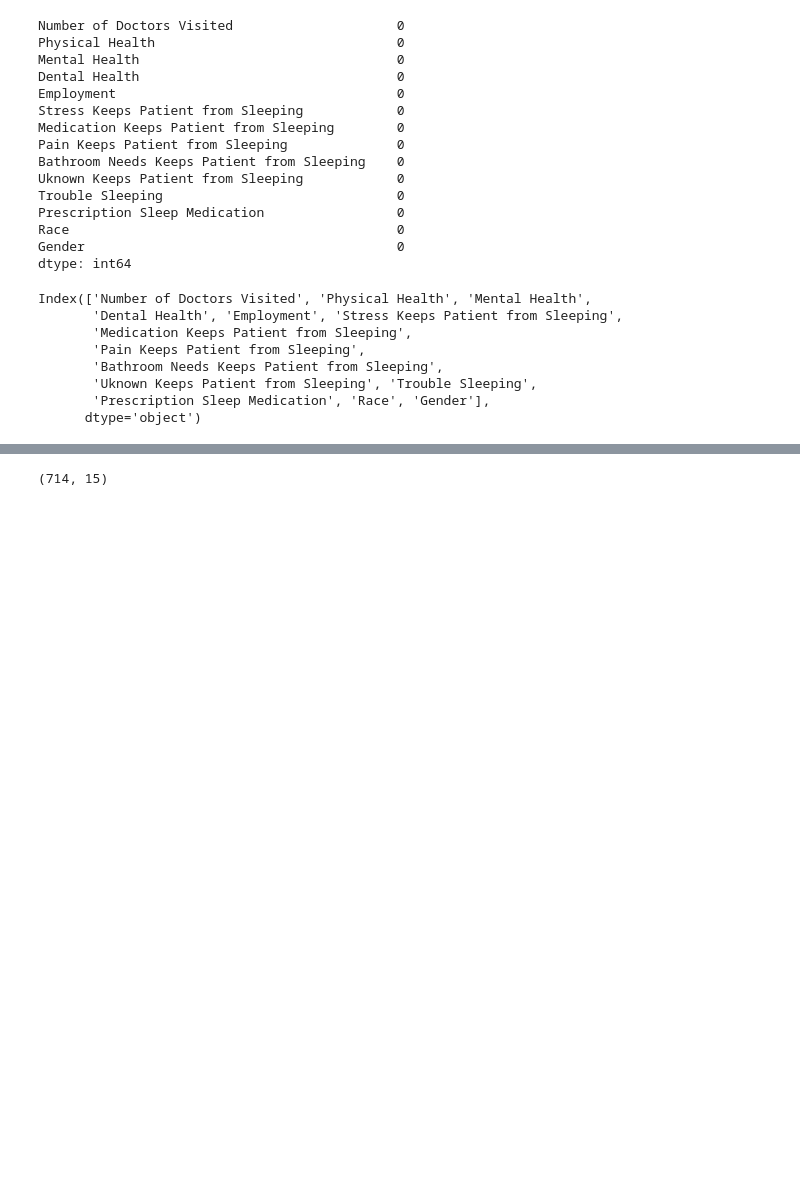
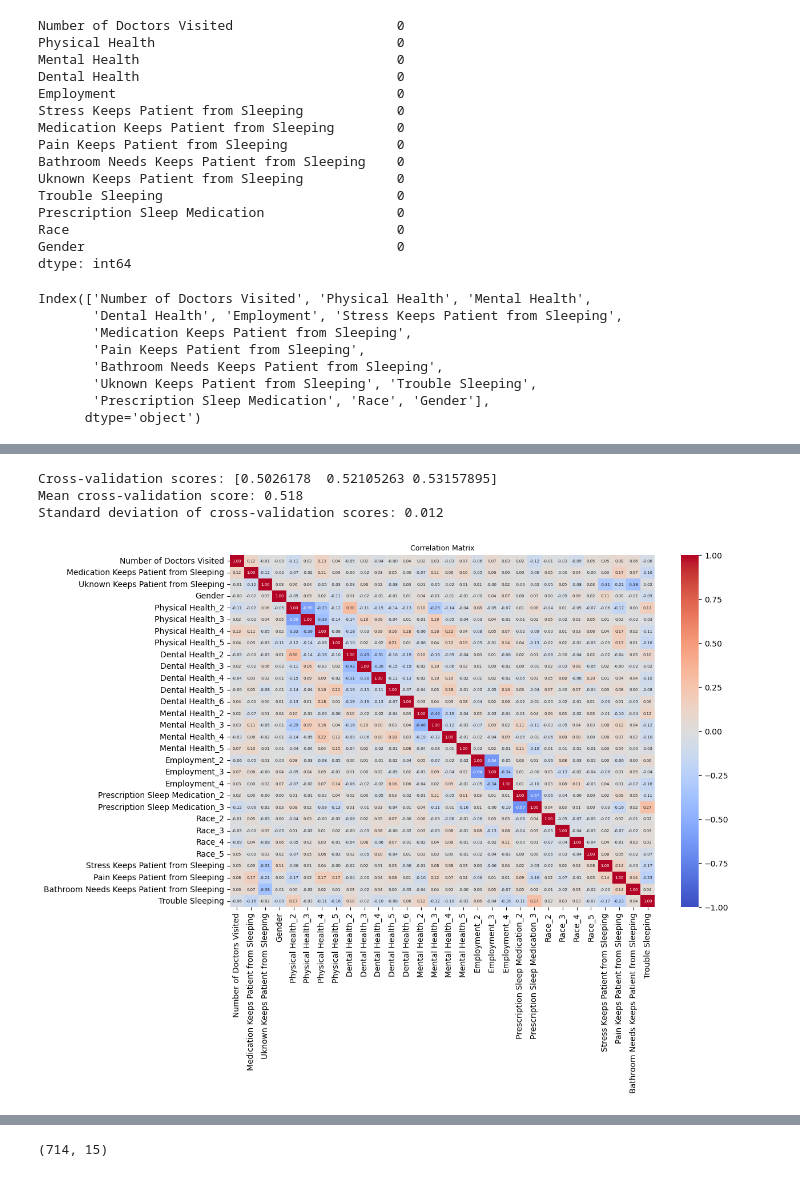
Before and after one commit to Niloy077/CSE445_ML_Project, a Jupyter notebook: PreProcessingNPHA.ipynb, the cells around one changed output, grey strips where cells are left out. Cells and saved outputs as stored; diff of their text form; code cells hidden in the pictures; blank space fills up the shorter version.

```diff
--- a/PreProcessingNPHA.ipynb
+++ b/PreProcessingNPHA.ipynb
@@ -59,0 +261,37 @@ encoded_race = encoder.fit_transform(doc_visit[['Race']])
+# %%
+from sklearn.model_selection import cross_val_score
+from sklearn.tree import DecisionTreeClassifier
+import numpy as np
+
+# Assuming X_train and y_train are your training features and target
+
+# Initialize the DecisionTreeClassifier
+dt = DecisionTreeClassifier(max_depth=1)
+
+# Perform 5-fold cross-validation
+cv_scores = cross_val_score(dt, X_train, y_train, cv=5)  # 'cv=5' means 5-fold cross-validation
+
+# Print the cross-validation scores for each fold
+print(f"Cross-validation scores: {cv_scores}")
+
+# Calculate and print the mean and standard deviation of the cross-validation scores
+print(f"Mean cross-validation score: {np.mean(cv_scores):.3f}")
+print(f"Standard deviation of cross-validation scores: {np.std(cv_scores):.3f}")
+# %% [output]
+Cross-validation scores: [0.5026178  0.52105263 0.53157895]
+Mean cross-validation score: 0.518
+Standard deviation of cross-validation scores: 0.012
+# %%
+import seaborn as sns
+import matplotlib.pyplot as plt
+
+# Compute the correlation matrix
+corr_matrix = doc_visit.corr()
+
+# Plot the heatmap
+plt.figure(figsize=(12, 8))
+sns.heatmap(corr_matrix, annot=True, cmap='coolwarm', fmt='.2f', vmin=-1, vmax=1)
+plt.title('Correlation Matrix')
+plt.show()
+# %% [output]
+[figure, added]
```
Also changed, not shown: parts of 17 cells of this notebook, 5 other files.
